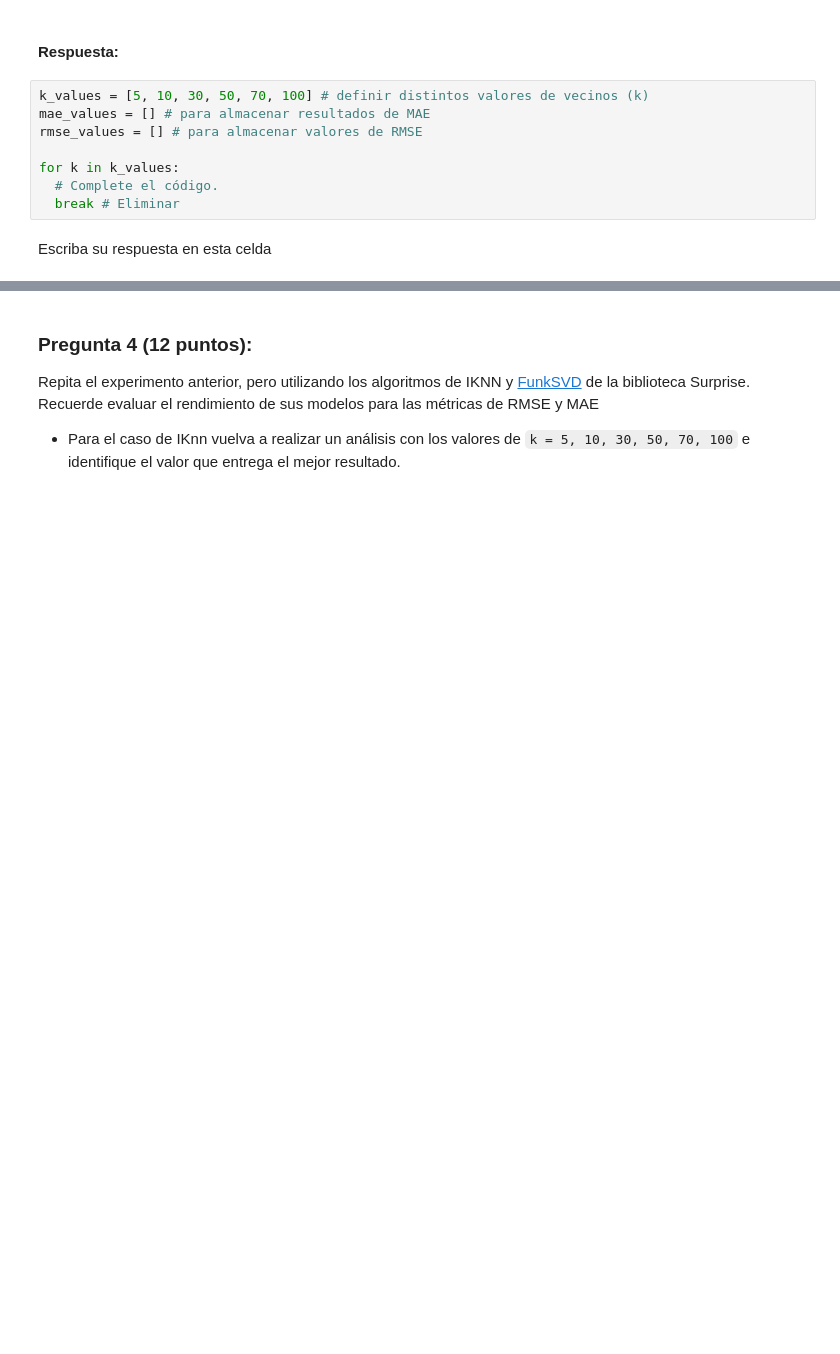
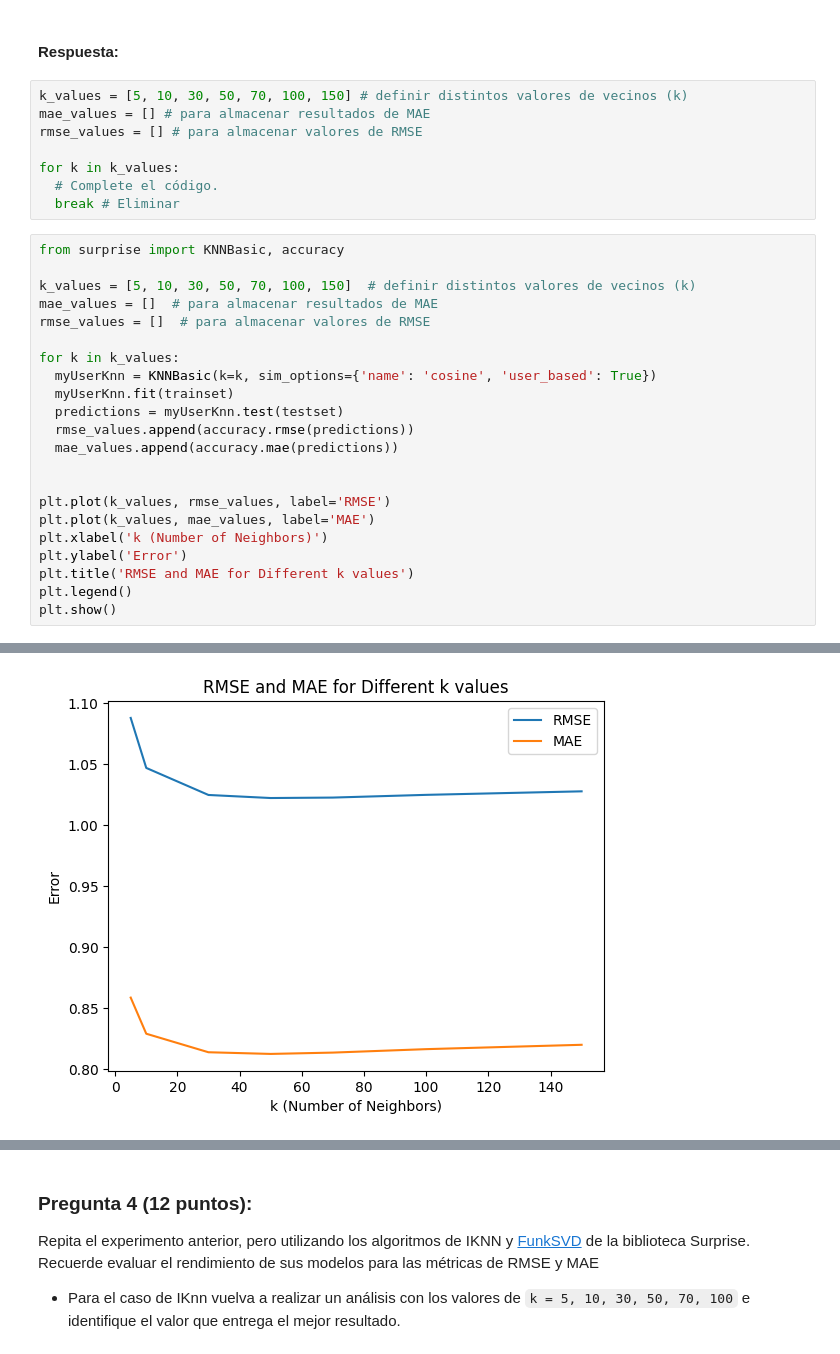
Before and after one commit to judbejaranota7/Universidad, a Jupyter notebook: Bimestre6/Sistemas_recomendadores/Tarea_1_Sis_recomendadores.ipynb, the cells around one changed output, grey strips where cells are left out. Drawn from its saved outputs; the diff is of its cells as text; blank space fills up the shorter version.

```diff
--- a/Bimestre6/Sistemas_recomendadores/Tarea_1_Sis_recomendadores.ipynb
+++ b/Bimestre6/Sistemas_recomendadores/Tarea_1_Sis_recomendadores.ipynb
@@ -300,12 +463,33 @@ Continúe el estudio de los hiperparámetros para los valores de `k = 5, 10, 30,
 # %% [markdown]
 #### Respuesta:
 # %%
-k_values = [5, 10, 30, 50, 70, 100] # definir distintos valores de vecinos (k)
+k_values = [5, 10, 30, 50, 70, 100, 150] # definir distintos valores de vecinos (k)
 mae_values = [] # para almacenar resultados de MAE
 rmse_values = [] # para almacenar valores de RMSE
 
 for k in k_values:
   # Complete el código.
   break # Eliminar
-# %% [markdown]
-Escriba su respuesta en esta celda
+# %%
+from surprise import KNNBasic, accuracy
+
+k_values = [5, 10, 30, 50, 70, 100, 150]  # definir distintos valores de vecinos (k)
+mae_values = []  # para almacenar resultados de MAE
+rmse_values = []  # para almacenar valores de RMSE
+
+for k in k_values:
+  myUserKnn = KNNBasic(k=k, sim_options={'name': 'cosine', 'user_based': True})
+  myUserKnn.fit(trainset)
+  predictions = myUserKnn.test(testset)
+  rmse_values.append(accuracy.rmse(predictions))
+  mae_values.append(accuracy.mae(predictions))
+
+
+plt.plot(k_values, rmse_values, label='RMSE')
+plt.plot(k_values, mae_values, label='MAE')
+plt.xlabel('k (Number of Neighbors)')
+plt.ylabel('Error')
+plt.title('RMSE and MAE for Different k values')
+plt.legend()
+plt.show()
+# %% [output]
@@ -311,0 +513 @@ Escriba su respuesta en esta celda
+[figure, added]
```
Also changed, not shown: parts of 48 cells of this notebook, 1 other file.
